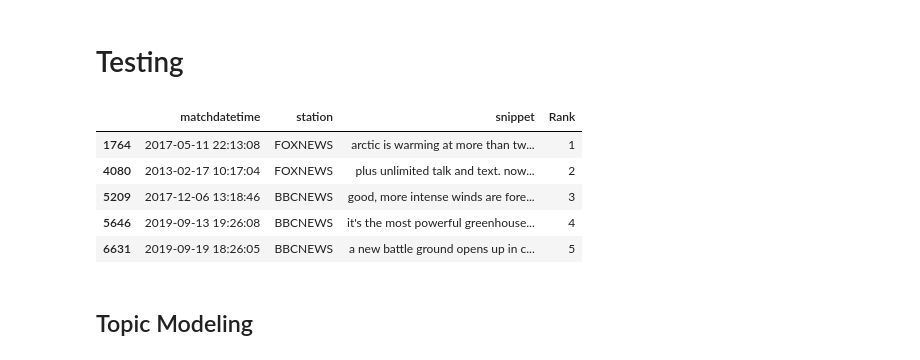
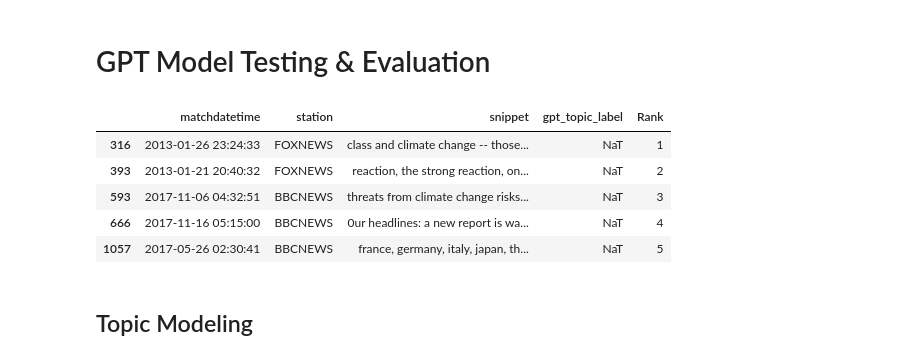
Before and after one commit to giantmagellan/climate-lang-processing, a Jupyter notebook: scripts/scripts_test.ipynb, the cells around one changed output. Drawn from its saved outputs; the diff is of its cells as text; code cells hidden in the pictures.

```diff
--- a/scripts/scripts_test.ipynb
+++ b/scripts/scripts_test.ipynb
@@ -1,4 +1,4 @@
 # %% [markdown]
-# Testing
+# GPT Model Testing & Evaluation
 # %%
 import pandas as pd
@@ -8,22 +15,22 @@ from prompts import system_prompt_topic, topic_introduction, topic_instructions
 from prompts import system_prompt_sentiment, sentiment_introduction, sentiment_instructions
 # %%
 # Create validation set
-# df = pd.read_csv('data/news_cleaned.csv')
-# valid_df = df[['matchdatetime', 'station', 'snippet']].sample(50).sort_index(ascending=True)
-# valid_df['gpt_topic_label'] = pd.NaT
-# valid_df['Rank'] = range(1, len(valid_df) + 1)
-# valid_df.head()
+df = pd.read_csv('data/news_cleaned.csv')
+valid_df = df[['matchdatetime', 'station', 'snippet']].sample(250).sort_index(ascending=True)
+valid_df['gpt_topic_label'] = pd.NaT
+valid_df['Rank'] = range(1, len(valid_df) + 1)
+valid_df.head()
+# %% [output]
+|  | matchdatetime | station | snippet | gpt_topic_label | Rank |
+| 316 | 2013-01-26 23:24:33 | FOXNEWS | class and climate change -- those... | NaT | 1 |
+| 393 | 2013-01-21 20:40:32 | FOXNEWS | reaction, the strong reaction, on... | NaT | 2 |
+| 593 | 2017-11-06 04:32:51 | BBCNEWS | threats from climate change risks... | NaT | 3 |
+| 666 | 2017-11-16 05:15:00 | BBCNEWS | 0ur headlines: a new report is wa... | NaT | 4 |
+| 1057 | 2017-05-26 02:30:41 | BBCNEWS | france, germany, italy, japan, th... | NaT | 5 |
 # %%
-# Read validation set
-valid_df = pd.read_csv('data/topic_validations.csv', index_col=0)
-valid_df = valid_df.drop(columns=['snippet_no_climate'])
-valid_df.head()
+# # Read validation set
+# valid_df = pd.read_csv('data/topic_validations.csv', index_col=0)
+# valid_df = valid_df.drop(columns=['snippet_no_climate'])
+# valid_df.head()
-# %% [output]
-|  | matchdatetime | station | snippet | Rank |
-| 1764 | 2017-05-11 22:13:08 | FOXNEWS | arctic is warming at more than tw... | 1 |
-| 4080 | 2013-02-17 10:17:04 | FOXNEWS | plus unlimited talk and text. now... | 2 |
-| 5209 | 2017-12-06 13:18:46 | BBCNEWS | good, more intense winds are fore... | 3 |
-| 5646 | 2019-09-13 19:26:08 | BBCNEWS | it's the most powerful greenhouse... | 4 |
-| 6631 | 2019-09-19 18:26:05 | BBCNEWS | a new battle ground opens up in c... | 5 |
 # %% [markdown]
 ## Topic Modeling
```
Also changed, not shown: parts of 17 cells of this notebook, 2 other files.
